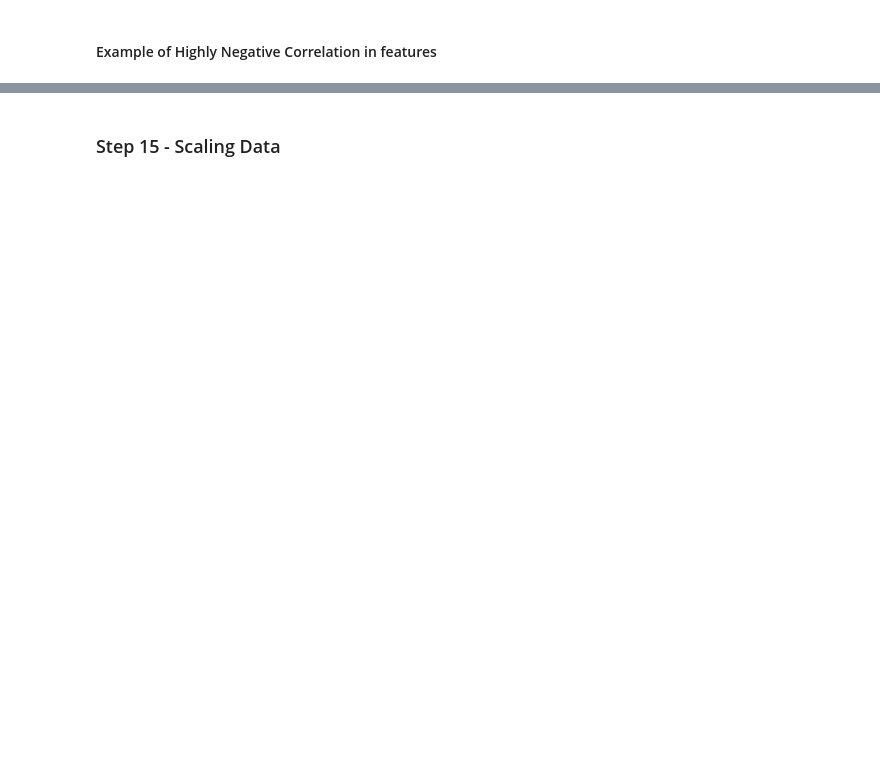
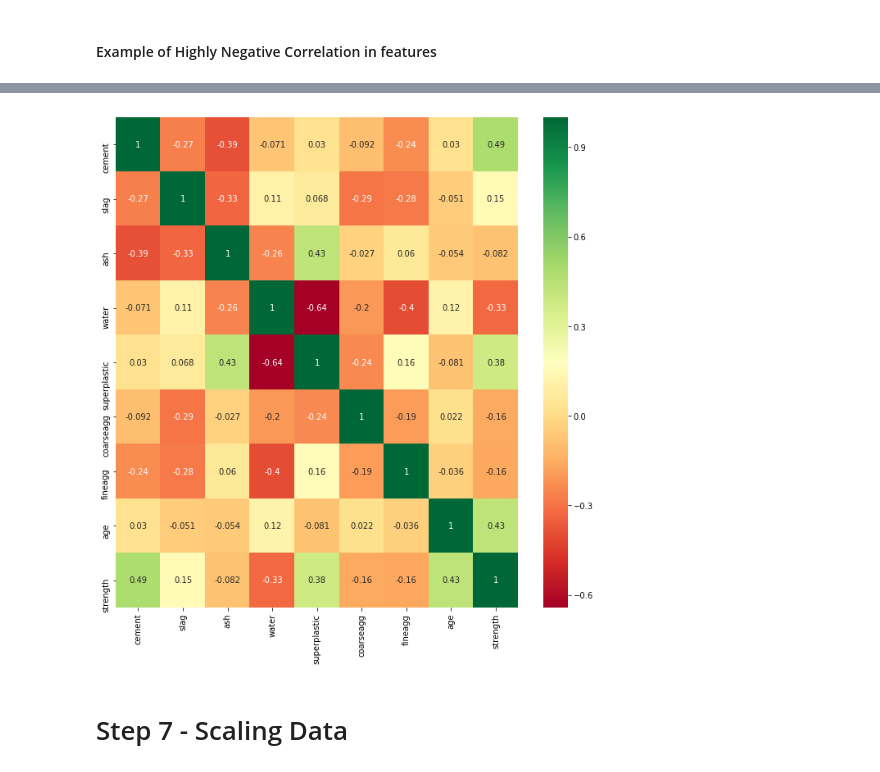
Before and after one commit to rsjain1978/concrete-data-analysis-modelling, a Jupyter notebook: eda.ipynb, the cells around one changed output, grey strips where cells are left out. Saved outputs shown, nothing was run; the diff lists cells and outputs as text; code cells hidden in the pictures; blank space fills up the shorter version.

```diff
--- a/eda.ipynb
+++ b/eda.ipynb
@@ -256,10 +274,12 @@ plt.title('Relationship b/w distance_circularity & elongatedness')
 # %%
 corelation_matrix = data_orig.corr()
 top_corelation_features = corelation_matrix.index
-plt.figure(figsize=(20,20))
+plt.figure(figsize=(11,11))
 g = sns.heatmap(data_orig[top_corelation_features].corr(), annot=True, cmap='RdYlGn')
+# %% [output]
+[figure, added]
 # %% [markdown]
-### Step 15 -  Scaling Data
+# Step 7 -  Scaling Data
 # %%
 # Get all column names
 data_orig.columns
```
Also changed, not shown: parts of 13 cells of this notebook.
